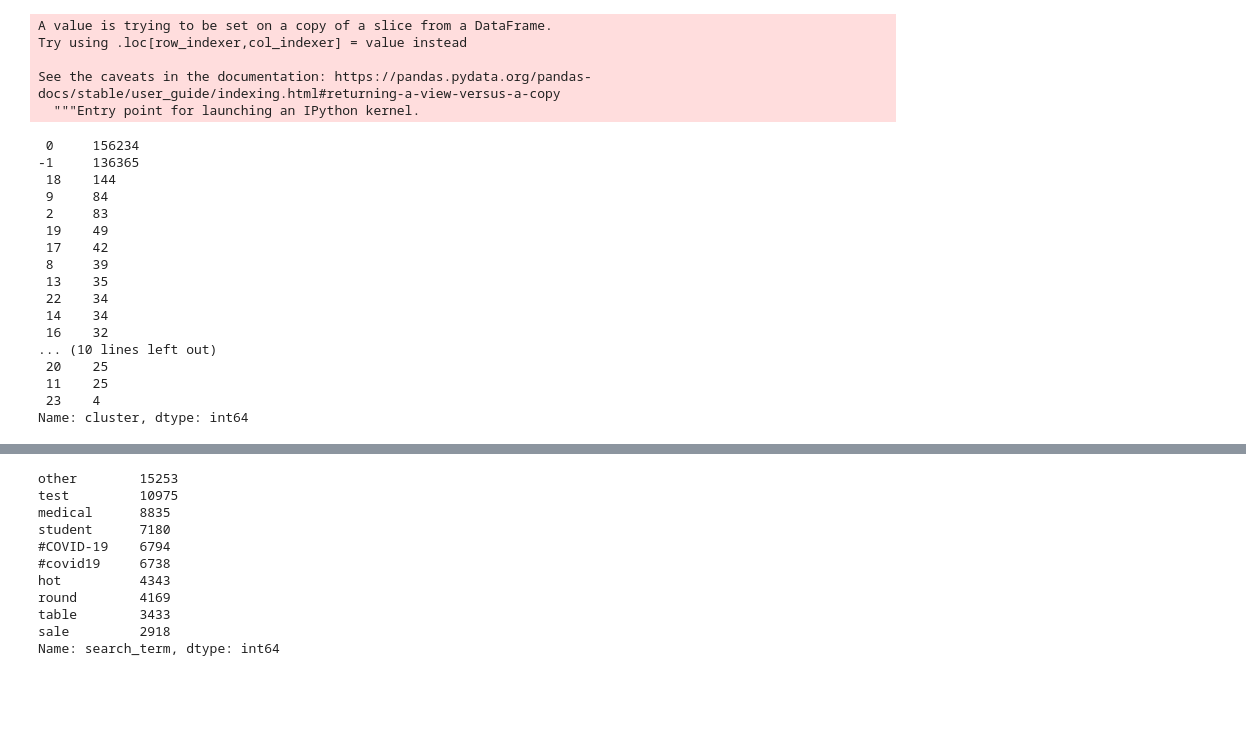
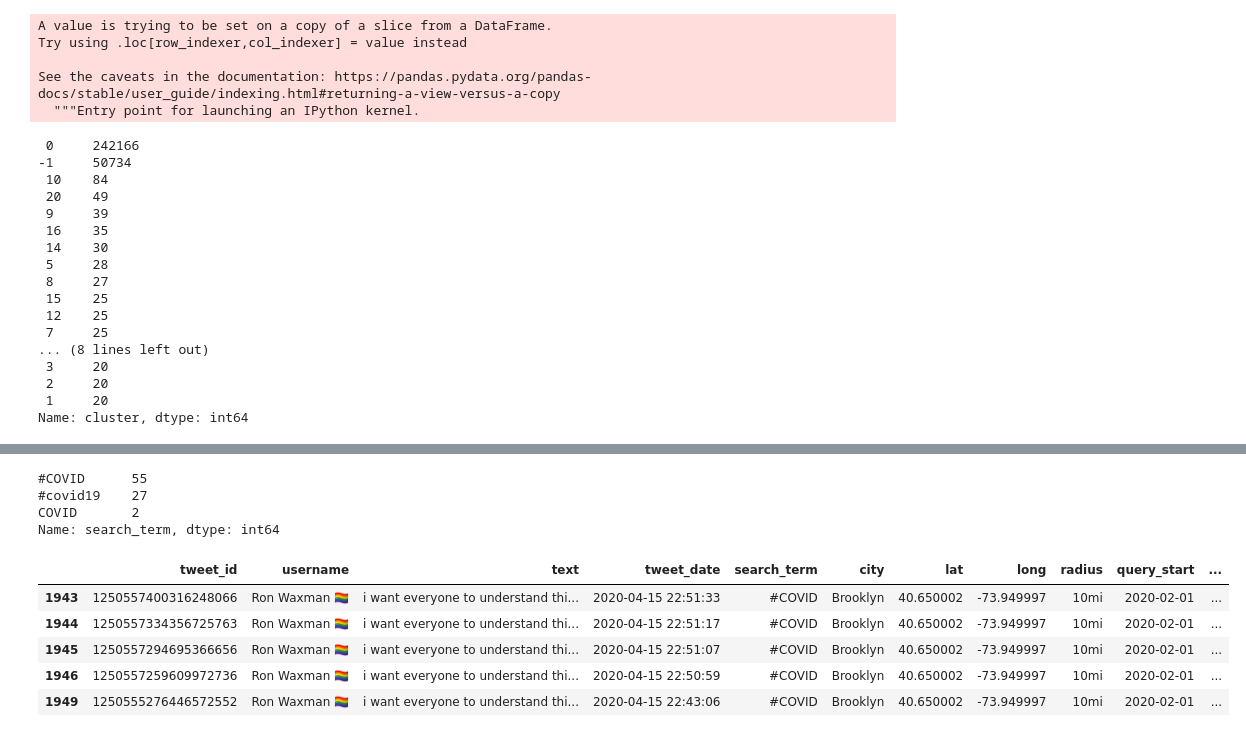
Before and after one commit to boosra/client_project-Covid, a Jupyter notebook: adam/WordVectorizer.ipynb, the cells around one changed output, grey strips where cells are left out. Saved outputs shown, nothing was run; the diff lists cells and outputs as text; code cells hidden in the pictures; blank space fills up the shorter version.

```diff
--- a/adam/WordVectorizer.ipynb
+++ b/adam/WordVectorizer.ipynb
@@ -183,7 +188,7 @@ clean_og_df.head()
 | 3 | 1234238588474331136 | ° ° ° | had to go to three diff convenien... | 2020-03-01 22:06:25 | COVID | Brooklyn | 40.650002 | -73.949997 | 10mi | 2020-02-01 | ... |
 | 4 | 1234238537068883968 | enigma4ever 🌹🆘 🌊 🕊️🍑👩‍⚕️💉😷 | #covid #coronovirius in nursing h... | 2020-03-01 22:06:12 | COVID | Brooklyn | 40.650002 | -73.949997 | 10mi | 2020-02-01 | ... |
 # %%
-dbscan = DBSCAN(metric='cosine', eps=0.1, min_samples=25, n_jobs = -1) # you can change these parameters, given just for example
+dbscan = DBSCAN(metric='cosine', eps=0.4, min_samples=20, n_jobs = -1) # you can change these parameters, given just for example
 cluster_labels = dbscan.fit_predict(clean_vec_df) # where X - is your matrix, where each row corresponds to one document (line) from the docs, you need to cluster
 # %%
 clean_og_df['cluster'] = cluster_labels
@@ -196,22 +201,22 @@ See the caveats in the documentation: https://pandas.pydata.org/pandas-docs/stab
 # %%
 clean_og_df['cluster'].value_counts()
 # %% [output]
- 0     156234
--1     136365
- 18    144
- 9     84
- 2     83
- 19    49
- 17    42
- 8     39
- 13    35
- 22    34
- 14    34
- 16    32
-... (10 lines left out)
- 20    25
- 11    25
- 23    4
+ 0     242166
+-1     50734
+ 10    84
+ 20    49
+ 9     39
+ 16    35
+ 14    30
+ 5     28
+ 8     27
+ 15    25
+ 12    25
+ 7     25
+... (8 lines left out)
+ 3     20
+ 2     20
+ 1     20
 Name: cluster, dtype: int64
 # %%
 clean_og_df.head(5)
@@ -223,19 +228,21 @@ clean_og_df.head(5)
 | 3 | 1234238588474331136 | ° ° ° | had to go to three diff convenien... | 2020-03-01 22:06:25 | COVID | Brooklyn | 40.650002 | -73.949997 | 10mi | 2020-02-01 | ... |
 | 4 | 1234238537068883968 | enigma4ever 🌹🆘 🌊 🕊️🍑👩‍⚕️💉😷 | #covid #coronovirius in nursing h... | 2020-03-01 22:06:12 | COVID | Brooklyn | 40.650002 | -73.949997 | 10mi | 2020-02-01 | ... |
 # %%
-mask = clean_og_df['cluster'] == -1
+mask = clean_og_df['cluster'] == 10
 clean_og_df[mask]['search_term'].value_counts()[:10]
 # %% [output]
-other        15253
-test         10975
-medical      8835
-student      7180
-#COVID-19    6794
-#covid19     6738
-hot          4343
-round        4169
-table        3433
-sale         2918
+#COVID      55
+#covid19    27
+COVID       2
 Name: search_term, dtype: int64
+# %%
+clean_og_df[mask].head(5)
+# %% [output]
+|  | tweet_id | username | text | tweet_date | search_term | city | lat | long | radius | query_start | ... |
+| 1943 | 1250557400316248066 | Ron Waxman 🏳️‍🌈 | i want everyone to understand thi... | 2020-04-15 22:51:33 | #COVID | Brooklyn | 40.650002 | -73.949997 | 10mi | 2020-02-01 | ... |
+| 1944 | 1250557334356725763 | Ron Waxman 🏳️‍🌈 | i want everyone to understand thi... | 2020-04-15 22:51:17 | #COVID | Brooklyn | 40.650002 | -73.949997 | 10mi | 2020-02-01 | ... |
+| 1945 | 1250557294695366656 | Ron Waxman 🏳️‍🌈 | i want everyone to understand thi... | 2020-04-15 22:51:07 | #COVID | Brooklyn | 40.650002 | -73.949997 | 10mi | 2020-02-01 | ... |
+| 1946 | 1250557259609972736 | Ron Waxman 🏳️‍🌈 | i want everyone to understand thi... | 2020-04-15 22:50:59 | #COVID | Brooklyn | 40.650002 | -73.949997 | 10mi | 2020-02-01 | ... |
+| 1949 | 1250555276446572552 | Ron Waxman 🏳️‍🌈 | i want everyone to understand thi... | 2020-04-15 22:43:06 | #COVID | Brooklyn | 40.650002 | -73.949997 | 10mi | 2020-02-01 | ... |
 # %%
 clean_og_df.to_csv(r'./datasets/full_dataset.csv', compression = 'gzip')
```
Also changed, not shown: parts of 1 cell of this notebook, 2 other files.
